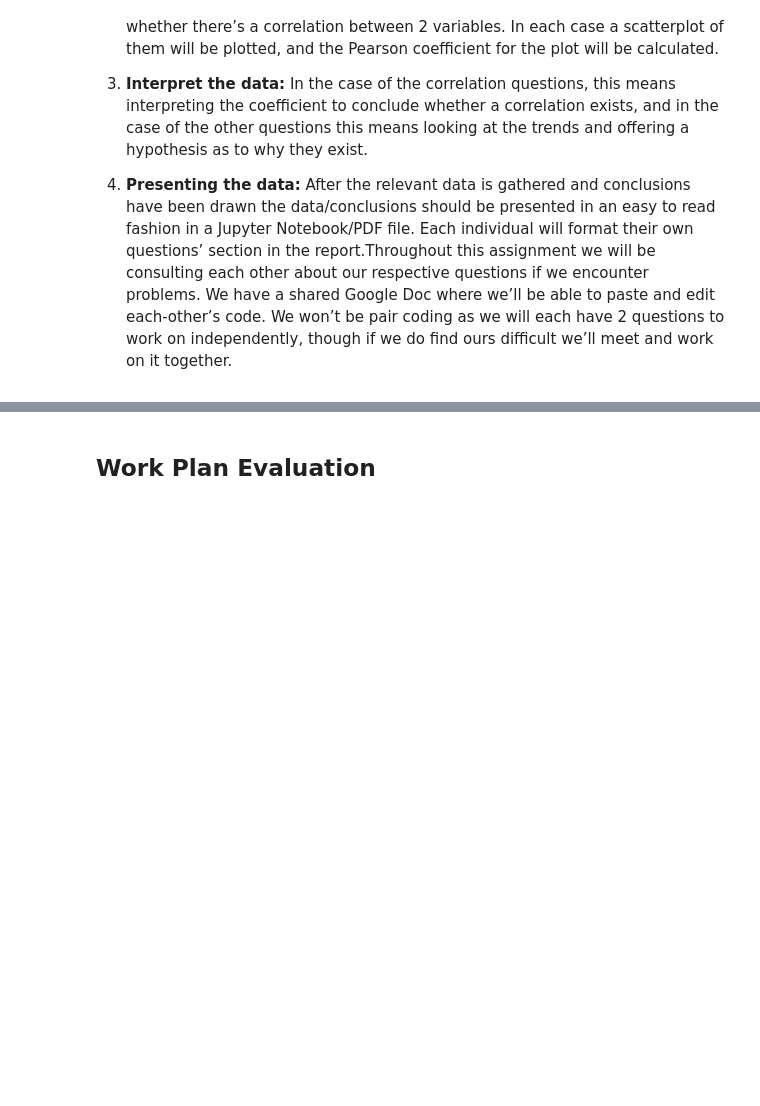
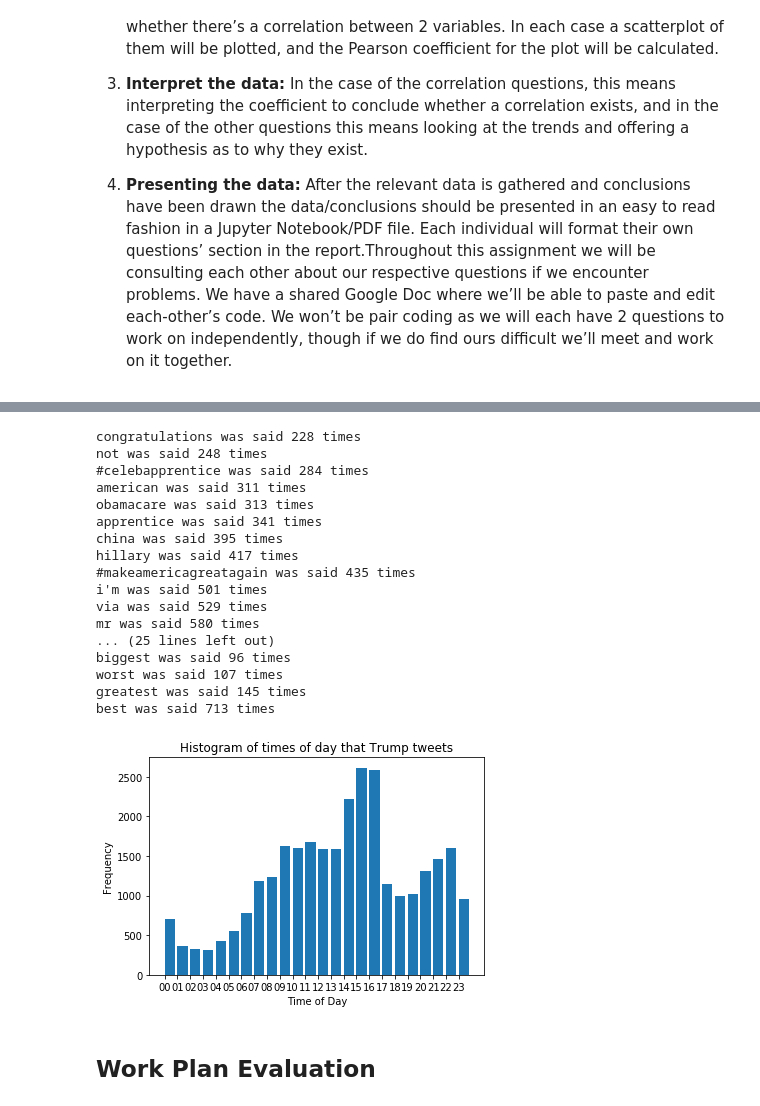
Before and after one commit to leocrabbe/project, a Jupyter notebook: Trump Tweets Final Project.ipynb, the cells around one changed output, grey strips where cells are left out. Cells and saved outputs as stored; diff of their text form; code cells hidden in the pictures; blank space fills up the shorter version.

Commit message:
Update Trump Tweets Final Project.ipynb
Added my stuff

```diff
--- a/Trump Tweets Final Project.ipynb
+++ b/Trump Tweets Final Project.ipynb
@@ -324,3 +350,39 @@ two_line_plot(approval_ratings_data, tweet_favorite_data)
+# %%
+
+common_words(nucounts)
+
+print()
+
+
+#two_line_plot(approval_ratings_data, tweet_favorite_data)
+
+
+
+histogram_plot(frequency, time_of_day)
+
+
+
+superlatives(nuucounts)
+print()
+# %% [output]
+congratulations was said 228 times
+not was said 248 times
+#celebapprentice was said 284 times
+american was said 311 times
+obamacare was said 313 times
+apprentice was said 341 times
+china was said 395 times
+hillary was said 417 times
+#makeamericagreatagain was said 435 times
+i'm was said 501 times
+via was said 529 times
+mr was said 580 times
+... (25 lines left out)
+biggest was said 96 times
+worst was said 107 times
+greatest was said 145 times
+best was said 713 times
+[figure, added]
 # %% [markdown]
 ## Work Plan Evaluation
 # %% [markdown]
```
Also changed, not shown: parts of 8 cells of this notebook.
